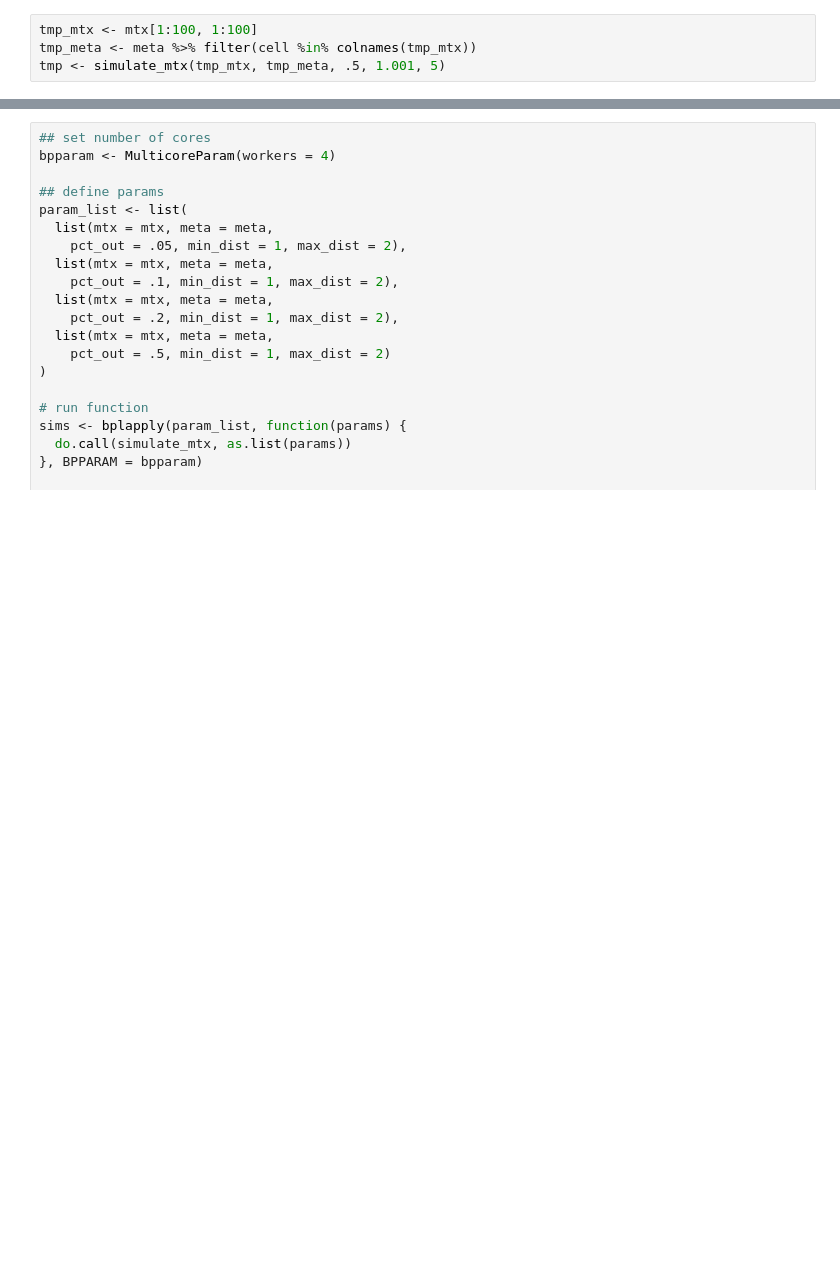
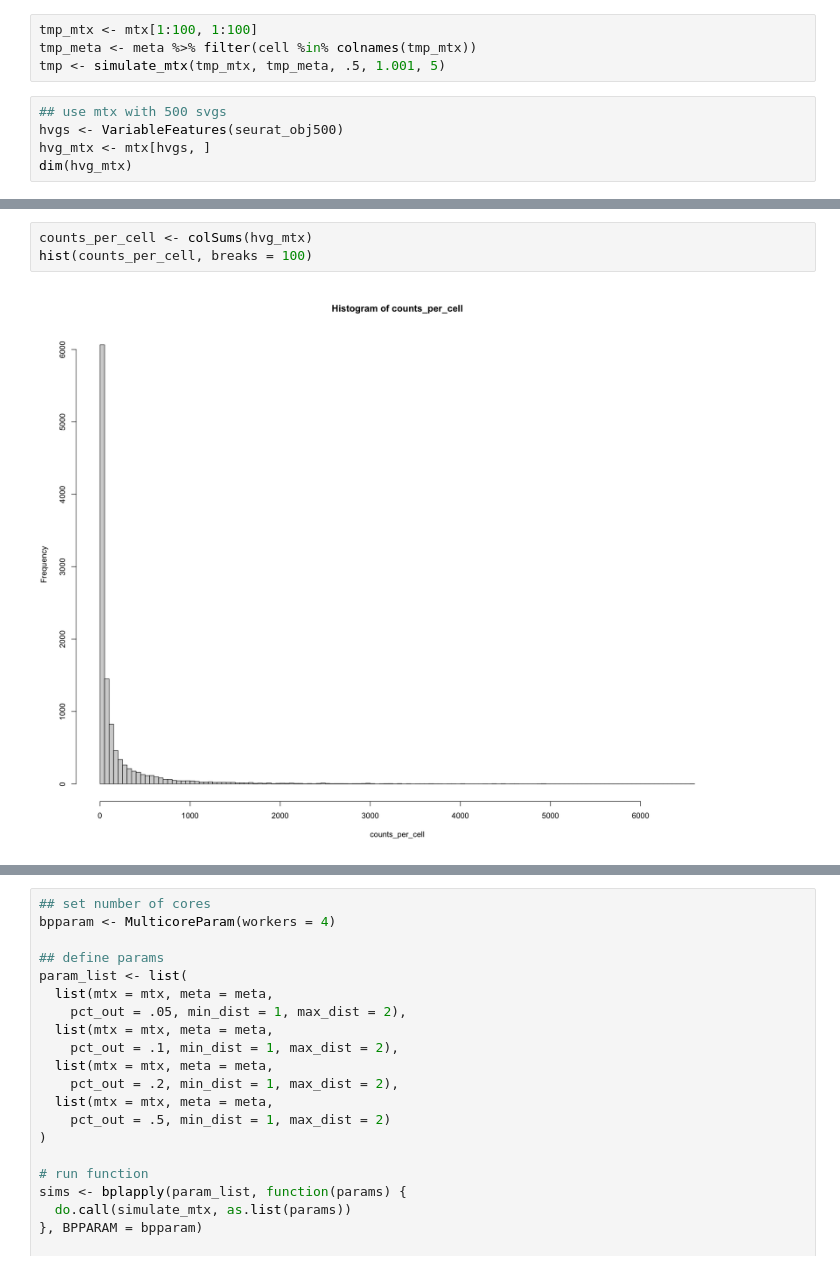
Before and after one commit to calebhallinan/applied_genomics_final_project, a Jupyter notebook: code/sim_data_prox_pos.ipynb, the cells around one changed output, grey strips where cells are left out. Cells and saved outputs as stored; diff of their text form; blank space fills up the shorter version.

```diff
--- a/code/sim_data_prox_pos.ipynb
+++ b/code/sim_data_prox_pos.ipynb
@@ -282,3 +282,8 @@ simulate_mtx <- function(mtx, meta, pct_out, min_dist, max_dist) {
 tmp_mtx <- mtx[1:100, 1:100]
 tmp_meta <- meta %>% filter(cell %in% colnames(tmp_mtx))
 tmp <- simulate_mtx(tmp_mtx, tmp_meta, .5, 1.001, 5)
+# %%
+## use mtx with 500 svgs
+hvgs <- VariableFeatures(seurat_obj500)
+hvg_mtx <- mtx[hvgs, ]
+dim(hvg_mtx)
@@ -284,0 +324,5 @@ tmp <- simulate_mtx(tmp_mtx, tmp_meta, .5, 1.001, 5)
+# %%
+counts_per_cell <- colSums(hvg_mtx)
+hist(counts_per_cell, breaks = 100)
+# %% [output]
+[figure, added]
```
Also changed, not shown: parts of 10 cells of this notebook, 1 other file.
